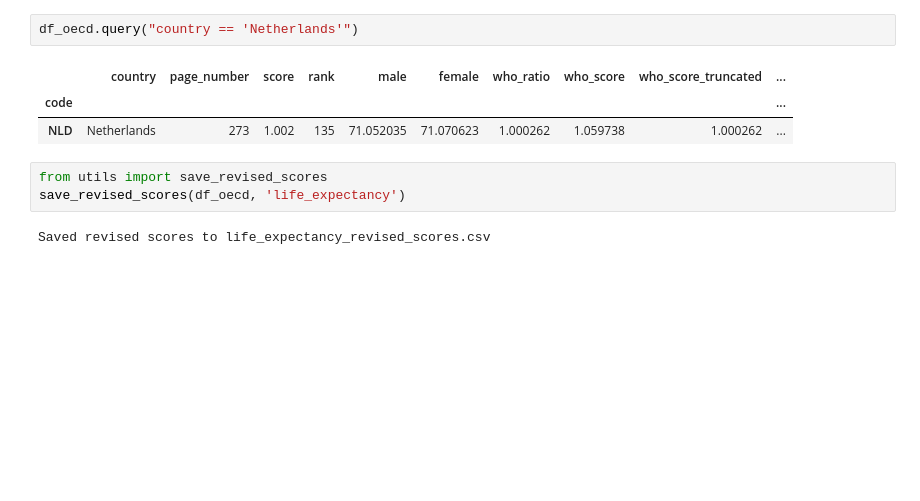
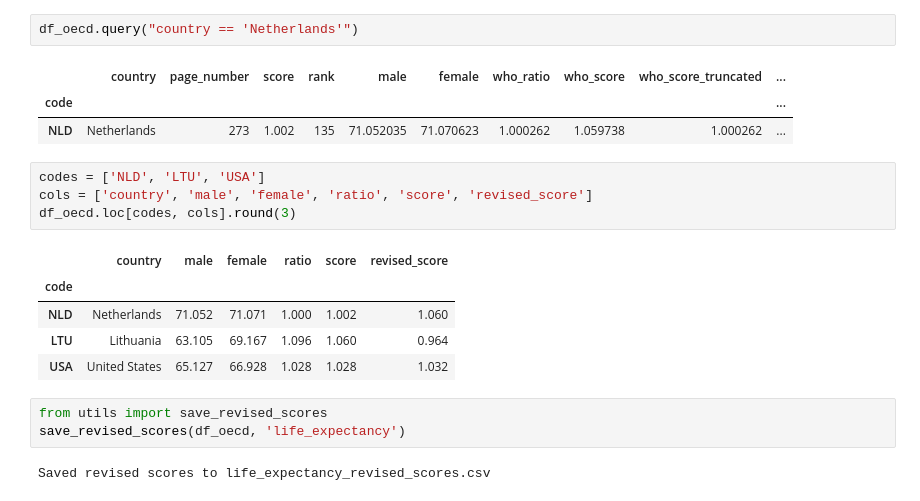
Before and after one commit to AllenDowney/EqualityWEF, a Jupyter notebook: life_expectancy.ipynb, the cells around one changed output. Drawn from its saved outputs; the diff is of its cells as text; blank space fills up the shorter version.

Commit message:
Making a table

```diff
--- a/life_expectancy.ipynb
+++ b/life_expectancy.ipynb
@@ -603,6 +603,16 @@ df_oecd.query("country == 'Netherlands'")
 |  | country | page_number | score | rank | male | female | who_ratio | who_score | who_score_truncated | ... |
 | code |  |  |  |  |  |  |  |  |  | ... |
 | NLD | Netherlands | 273 | 1.002 | 135 | 71.052035 | 71.070623 | 1.000262 | 1.059738 | 1.000262 | ... |
+# %%
+codes = ['NLD', 'LTU', 'USA']
+cols = ['country', 'male', 'female', 'ratio', 'score', 'revised_score']
+df_oecd.loc[codes, cols].round(3)
+# %% [output]
+|  | country | male | female | ratio | score | revised_score |
+| code |  |  |  |  |  |  |
+| NLD | Netherlands | 71.052 | 71.071 | 1.000 | 1.002 | 1.060 |
+| LTU | Lithuania | 63.105 | 69.167 | 1.096 | 1.060 | 0.964 |
+| USA | United States | 65.127 | 66.928 | 1.028 | 1.028 | 1.032 |
 # %%
 from utils import save_revised_scores
 save_revised_scores(df_oecd, 'life_expectancy')
```
Also changed, not shown: parts of 7 cells of this notebook.
